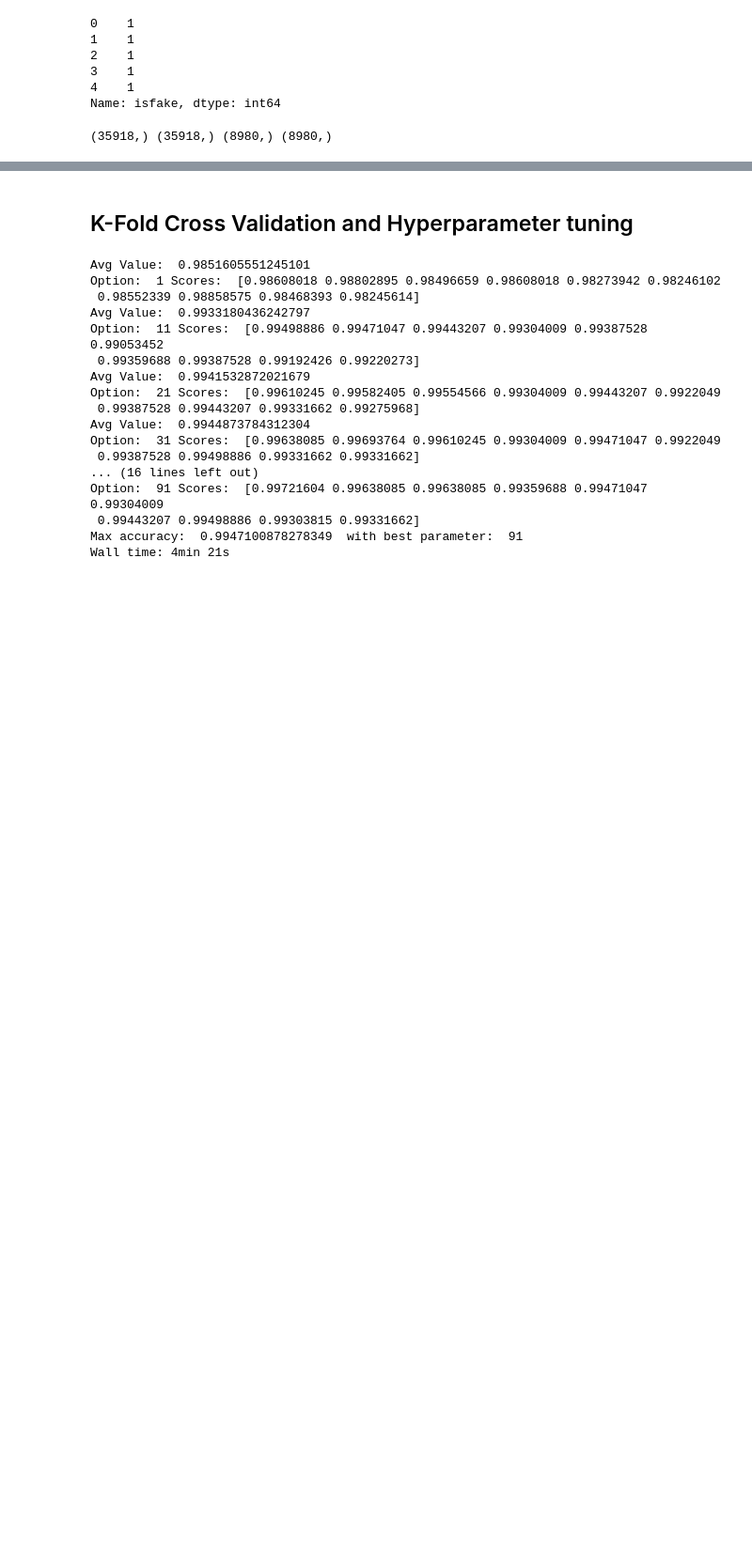
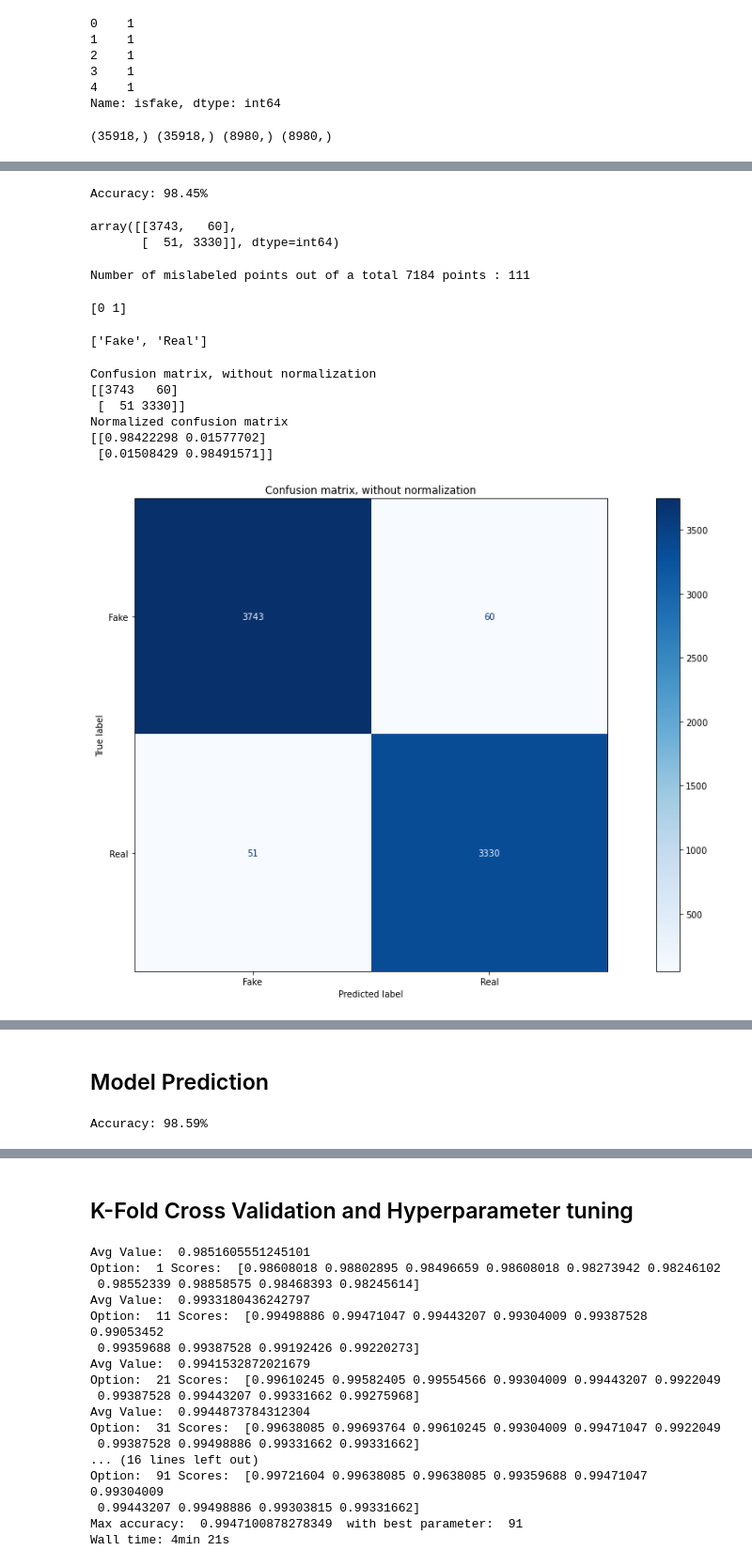
Before and after one commit to spolo96/Fake-news-detection-study, a Jupyter notebook: models/LogisticRegression-FakeNewsDetection.ipynb, the cells around one changed output, grey strips where cells are left out. Shown at 94% size. Saved outputs shown, nothing was run; the diff lists cells and outputs as text; code cells hidden in the pictures; blank space fills up the shorter version.

Commit message:
Added Hold-out Validation to ISOT Dataset

```diff
--- a/models/LogisticRegression-FakeNewsDetection.ipynb
+++ b/models/LogisticRegression-FakeNewsDetection.ipynb
@@ -314,0 +317,3 @@ print(x_train.shape, y_train.shape,x_test.shape, y_test.shape)
+# %%
+#DataFlair - Split the dataset intro Training set and Validation set
+x_train ,x_val ,y_train ,y_val = train_test_split(x_train, y_train, test_size=0.2, random_state=7)
@@ -314,0 +324,65 @@ print(x_train.shape, y_train.shape,x_test.shape, y_test.shape)
+# %%
+#DataFlair - Initialize a TfidfVectorizer
+tfidf_vectorizer=TfidfVectorizer(stop_words='english', max_df=0.7)
+#DataFlair - Fit and transform train set, transform test set
+tfidf_train=tfidf_vectorizer.fit_transform(x_train)
+tfidf_val=tfidf_vectorizer.transform(x_val)
+# %%
+#DataFlair - Initialize a Logistic Regression Classifier
+clf = LogisticRegression(random_state=0)
+clf.fit(tfidf_train,y_train)
+
+#DataFlair - Predict on the test set and calculate accuracy
+y_pred_val=clf.predict(tfidf_val)
+score=accuracy_score(y_val,y_pred_val)
+print(f'Accuracy: {round(score*100,2)}%')
+# %% [output]
+Accuracy: 98.45%
+# %%
+#DataFlair - Build confusion matrix
+confusion_matrix(y_val,y_pred_val, labels=[0,1])
+# %% [output]
+array([[3743,   60],
+       [  51, 3330]], dtype=int64)
+# %%
+print("Number of mislabeled points out of a total %d points : %d" % (x_val.shape[0], (y_val != y_pred_val).sum()))
+# %% [output]
+Number of mislabeled points out of a total 7184 points : 111
+# %%
+class_names = np.array([0, 1],dtype=object) #Classes as seen in the Dataset: 0 means Fake News, 1 means Real News.
+print(class_names)
+# %% [output]
+[0 1]
+# %%
+real_labels = ["Fake", "Real"]
+real_labels
+# %% [output]
+['Fake', 'Real']
+# %%
+# Plot confusion matrix
+plt.rcParams["figure.figsize"] = (20,10)
+
+
+titles_options = [("Confusion matrix, without normalization", None,''),
+                  ("Normalized confusion matrix", 'true','.3f')]
+for title, normalize, format in titles_options:
+    disp = plot_confusion_matrix(clf, tfidf_val, y_val,
+                                 labels=class_names, #labels as seen in the Dataset; 0: Fake News, 1: Real News
+                                 cmap=plt.cm.Blues,
+                                 normalize=normalize, values_format=format,)
+    disp.ax_.set_title(title)
+    disp.ax_.set_xticklabels(real_labels)
+    disp.ax_.set_yticklabels(real_labels)
+
+    print(title)
+    print(disp.confusion_matrix)
+
+plt.show()
+# %% [output]
+Confusion matrix, without normalization
+[[3743   60]
+ [  51 3330]]
+Normalized confusion matrix
+[[0.98422298 0.01577702]
+ [0.01508429 0.98491571]]
+[figure, added]
@@ -314,0 +390,9 @@ print(x_train.shape, y_train.shape,x_test.shape, y_test.shape)
+# %% [markdown]
+## Model Prediction
+# %%
+tfidf_test = tfidf_vectorizer.transform(x_test)
+y_pred_test=clf.predict(tfidf_test)
+score=accuracy_score(y_test,y_pred_test)
+print(f'Accuracy: {round(score*100,2)}%')
+# %% [output]
+Accuracy: 98.59%
```
Also changed, not shown: parts of 16 cells of this notebook.
